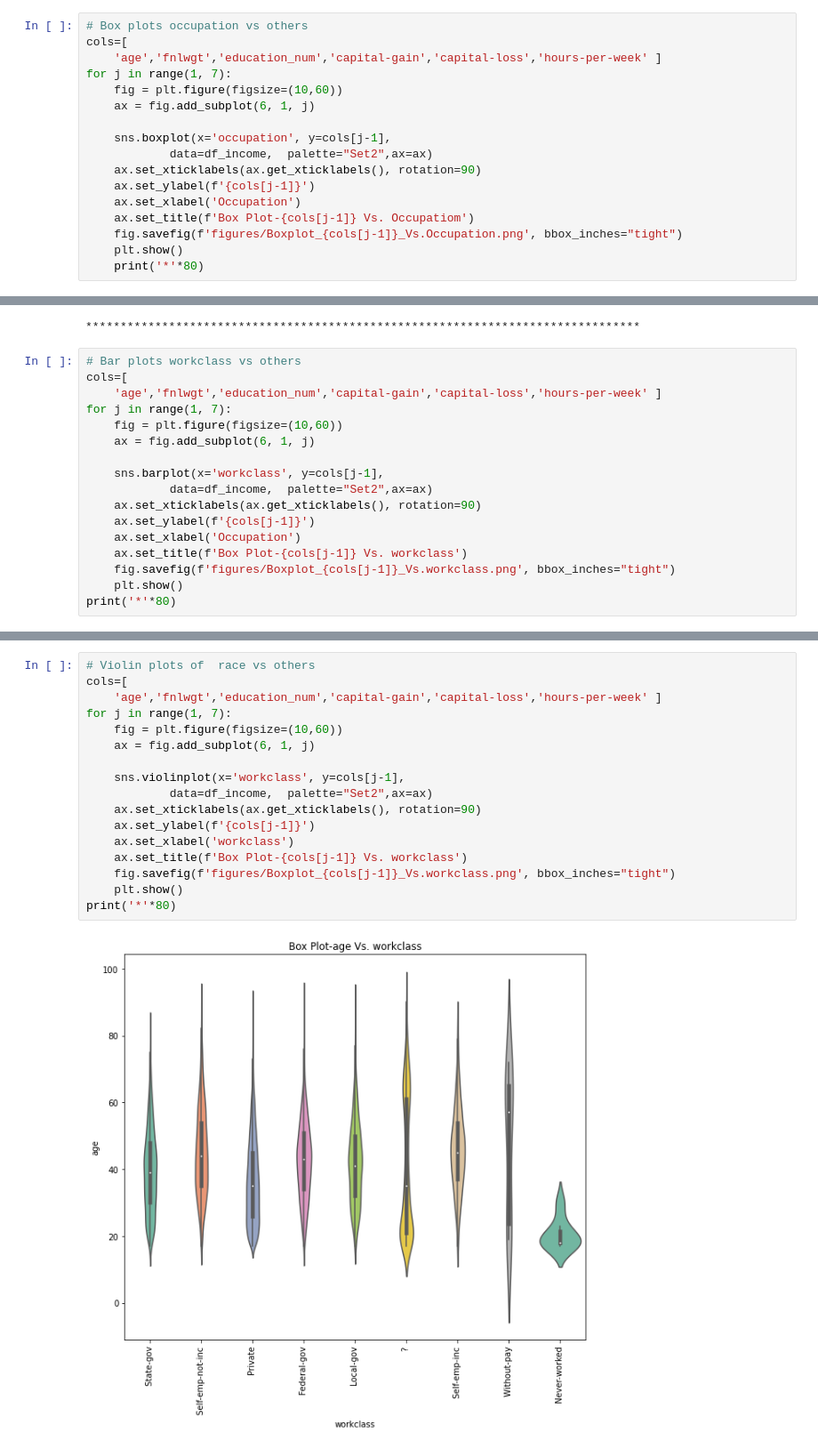
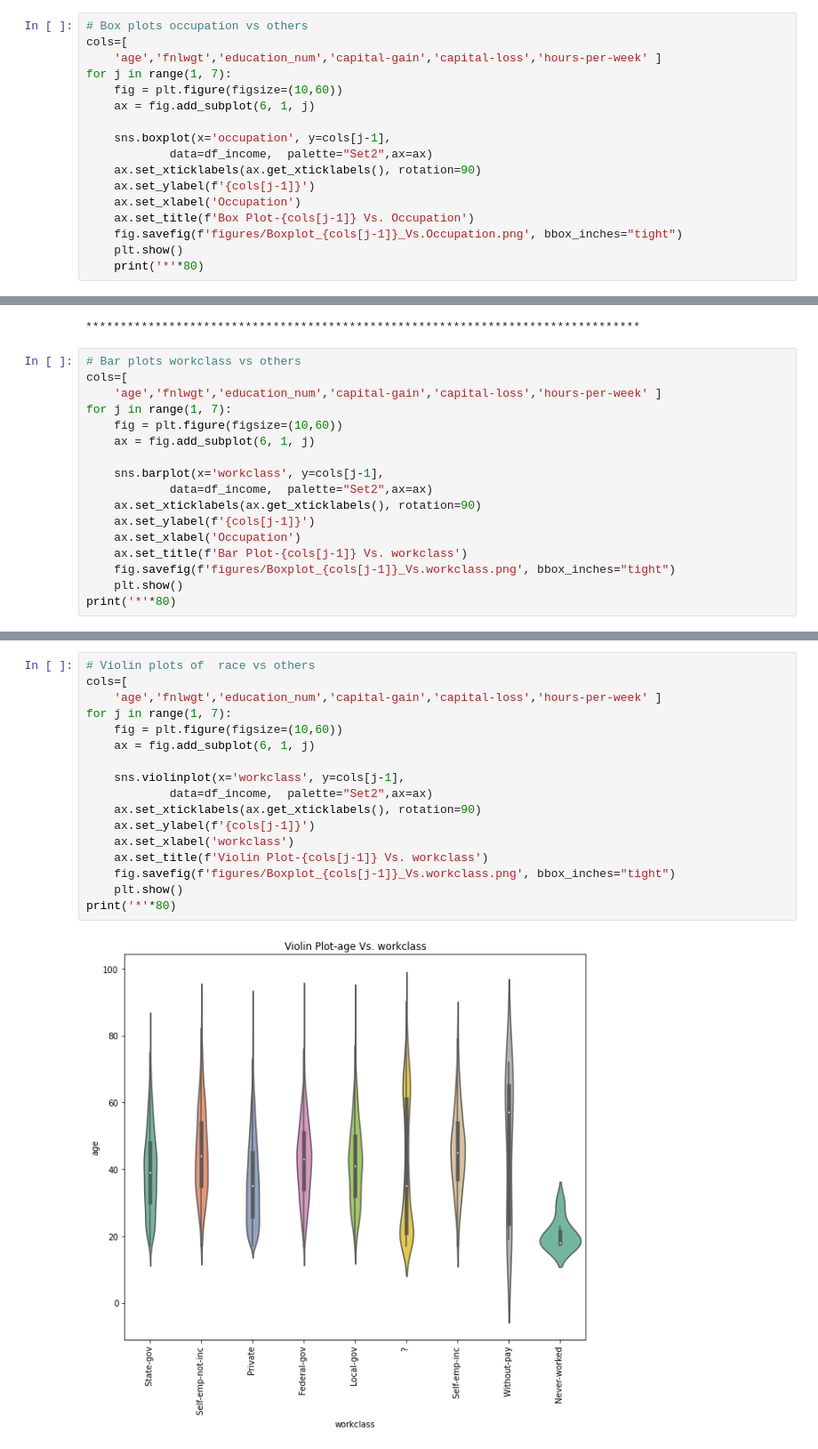
Before and after one commit to pandeysudip/income-prediction, a Jupyter notebook: data_cleaning.ipynb, the cells around one changed output, grey strips where cells are left out. Shown at 89% size. Cells and saved outputs as stored; diff of their text form.

```diff
--- a/data_cleaning.ipynb
+++ b/data_cleaning.ipynb
@@ -228,7 +228,7 @@ for j in range(1, 7):
     ax.set_xticklabels(ax.get_xticklabels(), rotation=90)
     ax.set_ylabel(f'{cols[j-1]}')
     ax.set_xlabel('Occupation')
-    ax.set_title(f'Box Plot-{cols[j-1]} Vs. Occupatiom')
+    ax.set_title(f'Box Plot-{cols[j-1]} Vs. Occupation')
     fig.savefig(f'figures/Boxplot_{cols[j-1]}_Vs.Occupation.png', bbox_inches="tight")
     plt.show()
     print('*'*80)
@@ -258,7 +258,7 @@ for j in range(1, 7):
     ax.set_xticklabels(ax.get_xticklabels(), rotation=90)
     ax.set_ylabel(f'{cols[j-1]}')
     ax.set_xlabel('Occupation')
-    ax.set_title(f'Box Plot-{cols[j-1]} Vs. workclass')
+    ax.set_title(f'Bar Plot-{cols[j-1]} Vs. workclass')
     fig.savefig(f'figures/Boxplot_{cols[j-1]}_Vs.workclass.png', bbox_inches="tight")
     plt.show()
 print('*'*80)
@@ -273,19 +273,19 @@ print('*'*80)
 # %%
 # Violin plots of  race vs others
 cols=[
     'age','fnlwgt','education_num','capital-gain','capital-loss','hours-per-week' ]
 for j in range(1, 7):
     fig = plt.figure(figsize=(10,60))
     ax = fig.add_subplot(6, 1, j)
 
     sns.violinplot(x='workclass', y=cols[j-1],
             data=df_income,  palette="Set2",ax=ax)
     ax.set_xticklabels(ax.get_xticklabels(), rotation=90)
     ax.set_ylabel(f'{cols[j-1]}')
     ax.set_xlabel('workclass')
-    ax.set_title(f'Box Plot-{cols[j-1]} Vs. workclass')
+    ax.set_title(f'Violin Plot-{cols[j-1]} Vs. workclass')
     fig.savefig(f'figures/Boxplot_{cols[j-1]}_Vs.workclass.png', bbox_inches="tight")
     plt.show()
 print('*'*80)
 # %% [output]
-[figure, old version]
+[figure, new version]
```
Also changed, not shown: parts of 3 cells of this notebook, 18 other files.
